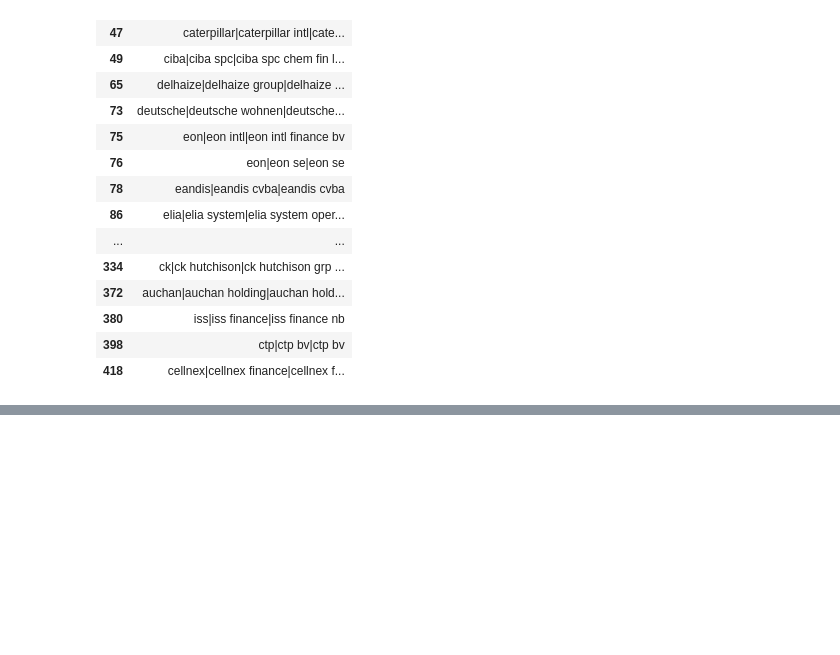
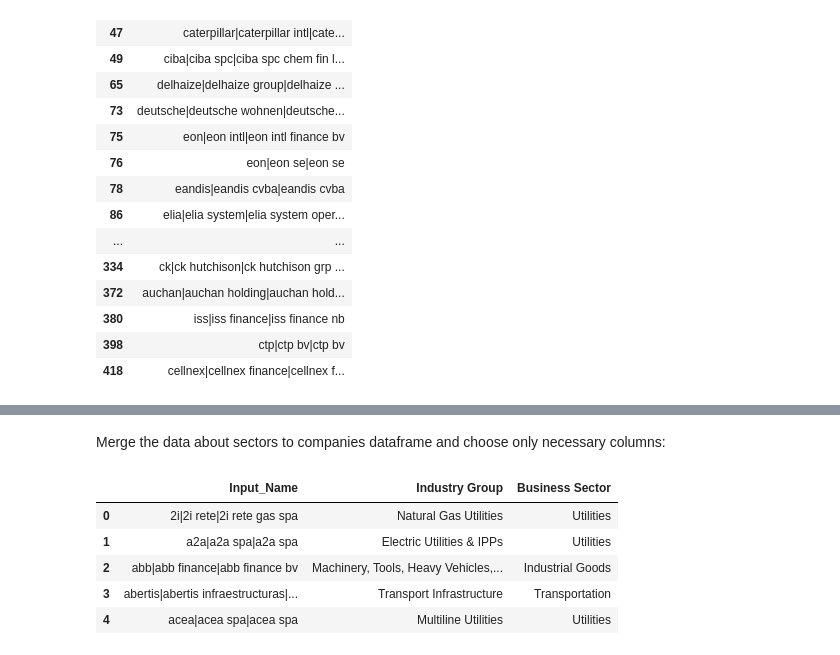
Before and after one commit to NinaMorgenstern/ECB-Bond-Purchases, a Jupyter notebook: Data Preparation.ipynb, the cells around one changed output, grey strips where cells are left out. Drawn from its saved outputs; the diff is of its cells as text; code cells hidden in the pictures; blank space fills up the shorter version.

```diff
--- a/Data Preparation.ipynb
+++ b/Data Preparation.ipynb
@@ -170,2 +206,12 @@ sectors = pd.concat(sectors,ignore_index=True).drop_duplicates()
+# %% [markdown]
+Merge the data about sectors to companies dataframe and choose only necessary columns:
 # %%
-companies = companies.merge(sectors, how = 'left', on = 'Match OpenPermID')[['Input_Name','Sector']]
+companies = companies.merge(sectors, how = 'left', on = 'Match OpenPermID')[['Input_Name','Industry Group','Business Sector']]
+companies.head()
+# %% [output]
+|  | Input_Name | Industry Group | Business Sector |
+| 0 | 2i|2i rete|2i rete gas spa | Natural Gas Utilities | Utilities |
+| 1 | a2a|a2a spa|a2a spa | Electric Utilities & IPPs | Utilities |
+| 2 | abb|abb finance|abb finance bv | Machinery, Tools, Heavy Vehicles,... | Industrial Goods |
+| 3 | abertis|abertis infraestructuras|... | Transport Infrastructure | Transportation |
+| 4 | acea|acea spa|acea spa | Multiline Utilities | Utilities |
```
Also changed, not shown: parts of 35 cells of this notebook, 2 other files.
